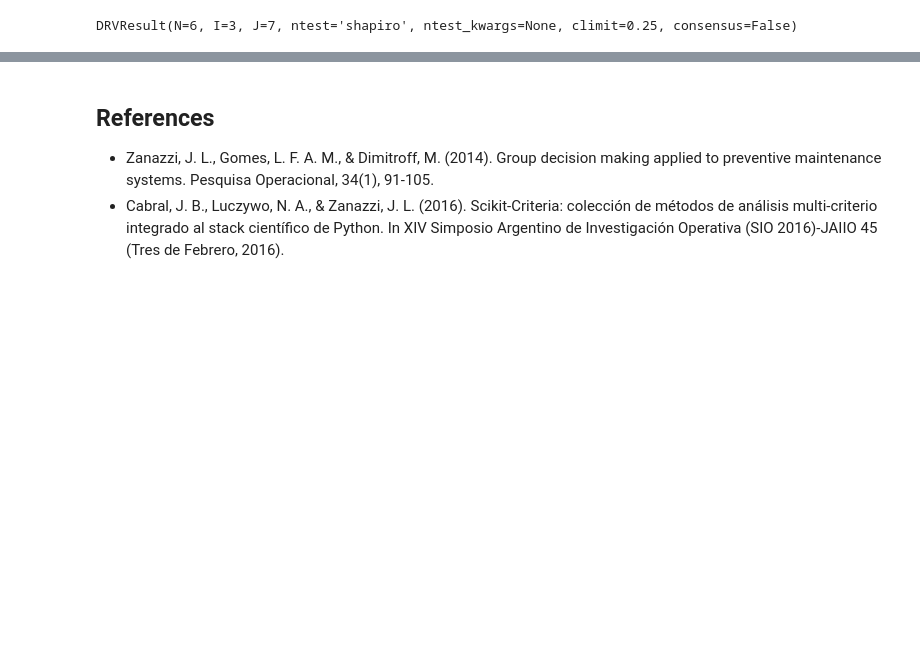
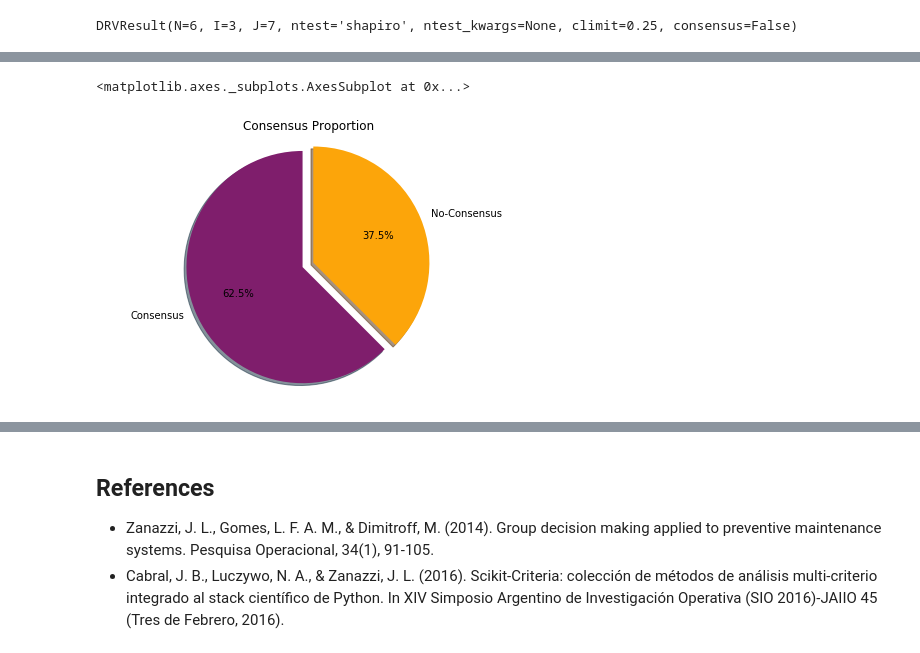
Before and after one commit to leliel12/drv, a Jupyter notebook: notebooks/tutorial.ipynb, the cells around one changed output, grey strips where cells are left out. Drawn from its saved outputs; the diff is of its cells as text; code cells hidden in the pictures; blank space fills up the shorter version.

Commit message:
resturctured and implementhed all plots

```diff
--- a/notebooks/tutorial.ipynb
+++ b/notebooks/tutorial.ipynb
@@ -113,0 +105,5 @@ Text(0.5,0.98,'foo')
+# %%
+result.plot.consensus(cmap="inferno")
+# %% [output]
+<matplotlib.axes._subplots.AxesSubplot at 0x...>
+[figure, added]
```
Also changed, not shown: parts of 8 cells of this notebook, 2 other files.
